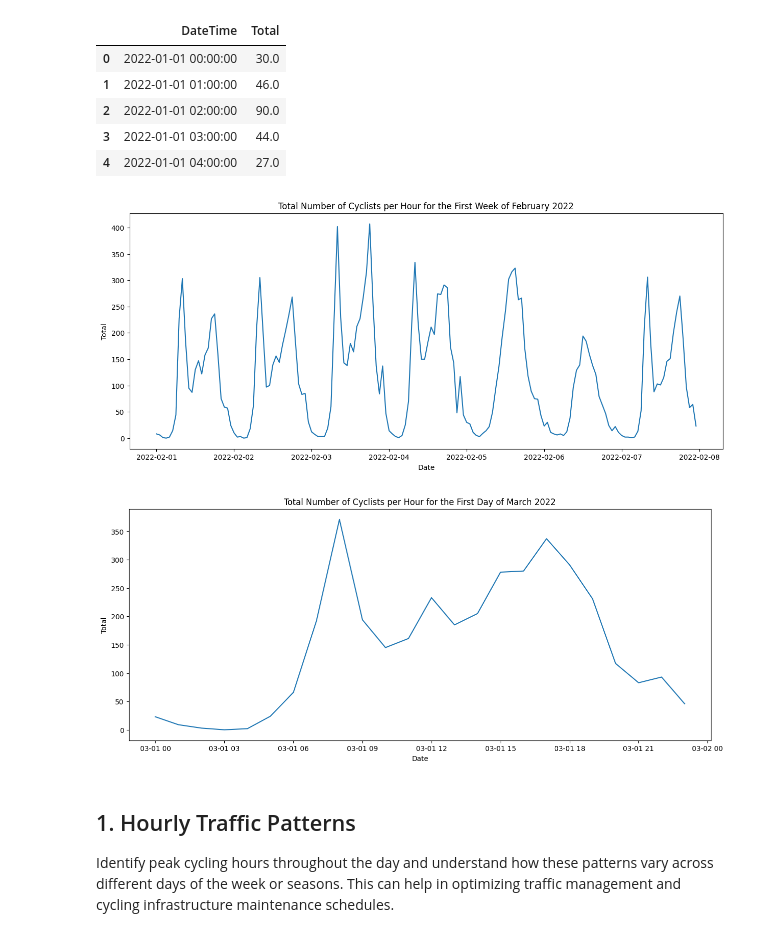
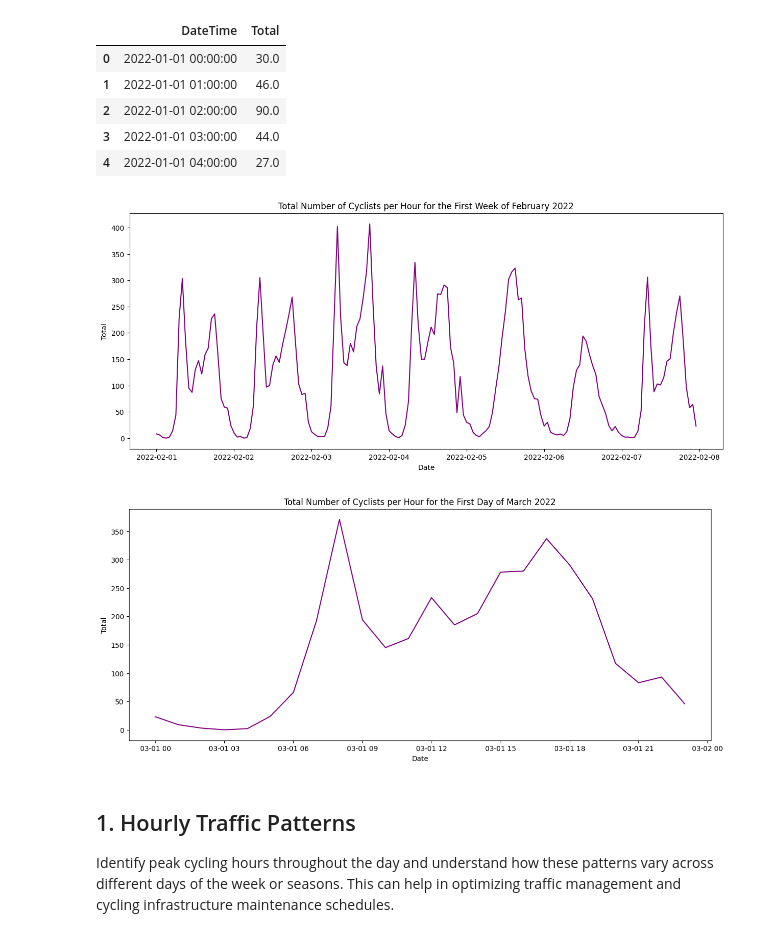
Before and after one commit to cap7586/CaroPeThesis, a Jupyter notebook: Munich_Complete_Analysis/Models_Muc.ipynb, the cells around one changed output. Cells and saved outputs as stored; diff of their text form; code cells hidden in the pictures.

```diff
--- a/Munich_Complete_Analysis/Models_Muc.ipynb
+++ b/Munich_Complete_Analysis/Models_Muc.ipynb
@@ -1169,30 +1229,30 @@ memory usage: 1.1+ MB
 # %%
 # Create a new data frame with the date and total number of cyclists per day for the first week of February 2022
 first_week = hourly_data[(hourly_data['DateTime'] >= '2022-02-01') & (hourly_data['DateTime'] < '2022-02-08')]
 first_week = first_week.set_index('DateTime')
 
 # Plot the total number of cyclists per hour for the first week of February 2022
 plt.figure(figsize=(15, 6))
-plt.plot(first_week.index, first_week['Total'])
+plt.plot(first_week.index, first_week['Total'], color='purple')
 plt.xlabel('Date')
 plt.ylabel('Total')
 plt.title('Total Number of Cyclists per Hour for the First Week of February 2022')
 plt.show()
 
 # Create a new data frame with the date and total number of cyclists for the first day of march 2022
 first_day_march = hourly_data[(hourly_data['DateTime'] >= '2022-03-01') & (hourly_data['DateTime'] < '2022-03-02')]
 first_day_march = first_day_march.set_index('DateTime')
 
 # Plot the total number of cyclists per hour for the first day of March 2022
 plt.figure(figsize=(15, 6))
-plt.plot(first_day_march.index, first_day_march['Total'])
+plt.plot(first_day_march.index, first_day_march['Total'], color='purple')
 plt.xlabel('Date')
 plt.ylabel('Total')
 plt.title('Total Number of Cyclists per Hour for the First Day of March 2022')
 plt.show()
 # %% [output]
-[figure, old version]
+[figure, new version]
-[figure, old version]
+[figure, new version]
 # %% [markdown]
 ## 1. Hourly Traffic Patterns
 Identify peak cycling hours throughout the day and understand how these patterns vary across different days of the week or seasons. This can help in optimizing traffic management and cycling infrastructure maintenance schedules.
```
Also changed, not shown: parts of 4 cells of this notebook.
